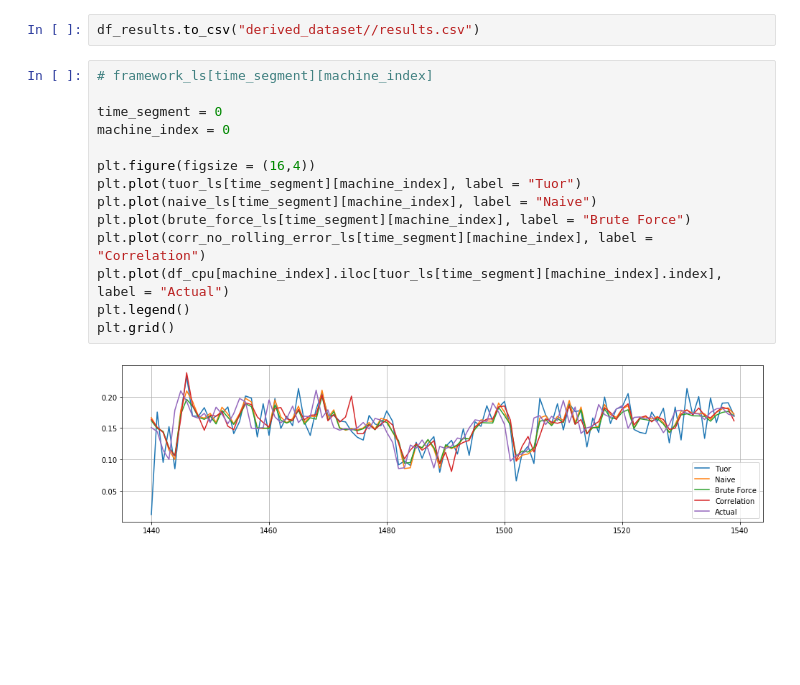
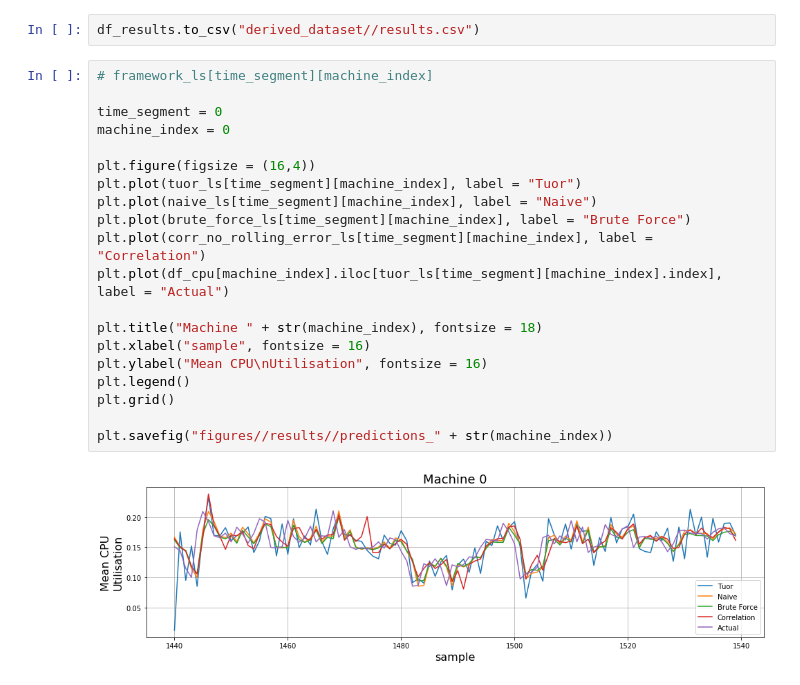
Before and after one commit to yhl116/Machine-Learning-to-Track-Cloud-Computing, a Jupyter notebook: implementation/Validation.ipynb, the cells around one changed output. Saved outputs shown, nothing was run; the diff lists cells and outputs as text; blank space fills up the shorter version.

Commit message:
Plotting graphs for prediction results

```diff
--- a/implementation/Validation.ipynb
+++ b/implementation/Validation.ipynb
@@ -759,17 +759,23 @@ df_results.to_csv("derived_dataset//results.csv")
 # %%
 # framework_ls[time_segment][machine_index]
 
 time_segment = 0
 machine_index = 0
 
 plt.figure(figsize = (16,4))
 plt.plot(tuor_ls[time_segment][machine_index], label = "Tuor")
 plt.plot(naive_ls[time_segment][machine_index], label = "Naive")
 plt.plot(brute_force_ls[time_segment][machine_index], label = "Brute Force")
 plt.plot(corr_no_rolling_error_ls[time_segment][machine_index], label = "Correlation")
 plt.plot(df_cpu[machine_index].iloc[tuor_ls[time_segment][machine_index].index], label = "Actual")
+
+plt.title("Machine " + str(machine_index), fontsize = 18)
+plt.xlabel("sample", fontsize = 16)
+plt.ylabel("Mean CPU\nUtilisation", fontsize = 16)
 plt.legend()
 plt.grid()
+
+plt.savefig("figures//results//predictions_" + str(machine_index))
 # %% [output]
-[figure, old version]
+[figure, new version]
 # %%
```
Also changed, not shown: parts of 11 cells of this notebook, 8 other files.
